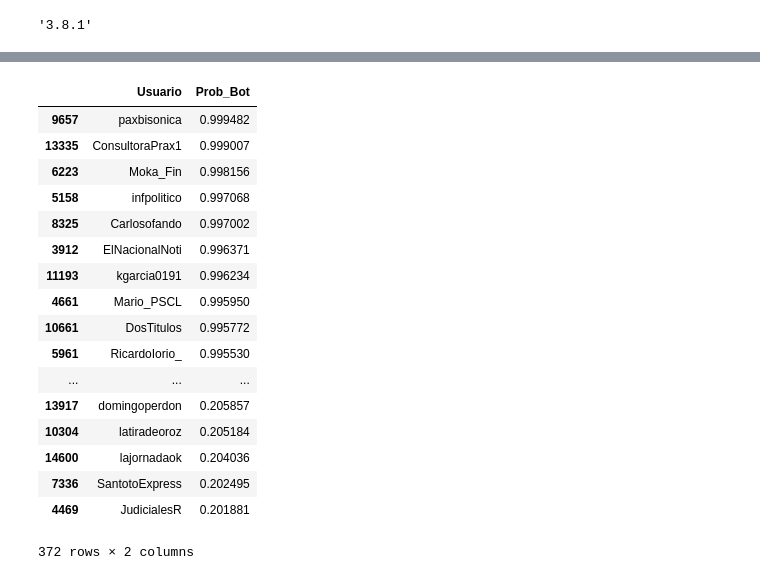
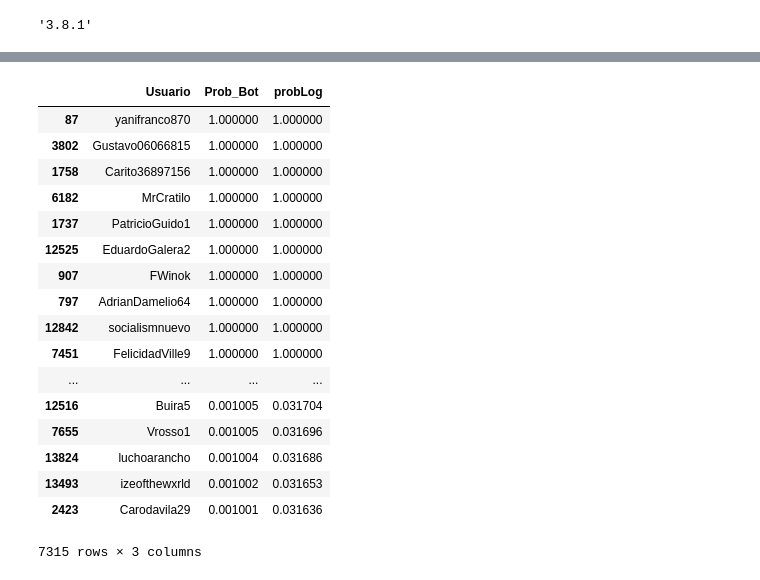
Before and after one commit to fermasia/argBot, a Jupyter notebook: dataAnalysis/Prueba modelo.ipynb, the cells around one changed output, grey strips where cells are left out. Saved outputs shown, nothing was run; the diff lists cells and outputs as text; code cells hidden in the pictures.

```diff
--- a/dataAnalysis/Prueba modelo.ipynb
+++ b/dataAnalysis/Prueba modelo.ipynb
@@ -18,6 +19,7 @@ plotly.__version__
 '3.8.1'
 # %%
 users = pd.read_pickle('../datasets/UsersDataset.pkl')
+users = users[users.tweet_count.astype(int) > 50]
 users.head(3)
 # %% [output]
 |  | id | screen_name | complete_name | tweet_count | description | location | birthdate | url | ... |
@@ -46,7 +48,7 @@ def transform_x(df):
     account_life_meses = account_life_meses.replace(0, 1)
     account_life_semanas = np.round(account_life.dt.days / 7)
     account_life_semanas = account_life_semanas.replace(0, 1)
-    numValues = ['tweet_count', 'listed_count', 'favs_count', 'followers_count', 'following_count']
+    numValues = ['tweet_count', 'listed_count', 'followers_count', 'following_count']
     for i in numValues:
         colName_mes = i+'_mes'
         df.loc[:,colName_mes] = df[i].astype(float) / account_life_meses
@@ -60,7 +62,7 @@ def transform_x(df):
     df.loc[:,'url'] = ~df.url.isna()
 
     columnas = np.concatenate(
-        [[x, x+'_mes', x+'_semana'] for x in numValues]
+        [[x+'_mes', x+'_semana'] for x in numValues]
     )
     columnas = np.concatenate([
         [
@@ -119,25 +126,25 @@ iplot(fig)
 [interactive output not drawn]
 # %%
-usuarios_prob[usuarios_prob['Prob_Bot']>.2].sort_values(by='Prob_Bot', ascending=False)
+usuarios_prob[usuarios_prob['Prob_Bot']>.001].sort_values(by='Prob_Bot', ascending=False)
 # %% [output]
-|  | Usuario | Prob_Bot |
-| 9657 | paxbisonica | 0.999482 |
-| 13335 | ConsultoraPrax1 | 0.999007 |
-| 6223 | Moka_Fin | 0.998156 |
-| 5158 | infpolitico | 0.997068 |
-| 8325 | Carlosofando | 0.997002 |
-| 3912 | ElNacionalNoti | 0.996371 |
-| 11193 | kgarcia0191 | 0.996234 |
-| 4661 | Mario_PSCL | 0.995950 |
-| 10661 | DosTitulos | 0.995772 |
-| 5961 | RicardoIorio_ | 0.995530 |
-| ... | ... | ... |
-| 13917 | domingoperdon | 0.205857 |
-| 10304 | latiradeoroz | 0.205184 |
-| 14600 | lajornadaok | 0.204036 |
-| 7336 | SantotoExpress | 0.202495 |
-| 4469 | JudicialesR | 0.201881 |
+|  | Usuario | Prob_Bot | probLog |
+| 87 | yanifranco870 | 1.000000 | 1.000000 |
+| 3802 | Gustavo06066815 | 1.000000 | 1.000000 |
+| 1758 | Carito36897156 | 1.000000 | 1.000000 |
+| 6182 | MrCratilo | 1.000000 | 1.000000 |
+| 1737 | PatricioGuido1 | 1.000000 | 1.000000 |
+| 12525 | EduardoGalera2 | 1.000000 | 1.000000 |
+| 907 | FWinok | 1.000000 | 1.000000 |
+| 797 | AdrianDamelio64 | 1.000000 | 1.000000 |
+| 12842 | socialismnuevo | 1.000000 | 1.000000 |
+| 7451 | FelicidadVille9 | 1.000000 | 1.000000 |
+| ... | ... | ... | ... |
+| 12516 | Buira5 | 0.001005 | 0.031704 |
+| 7655 | Vrosso1 | 0.001005 | 0.031696 |
+| 13824 | luchoarancho | 0.001004 | 0.031686 |
+| 13493 | izeofthewxrld | 0.001002 | 0.031653 |
+| 2423 | Carodavila29 | 0.001001 | 0.031636 |
-372 rows × 2 columns
+7315 rows × 3 columns
 # %%
 import math
 usuarios_prob.loc[:,'probLog'] = usuarios_prob.Prob_Bot.apply(lambda x: math.sqrt(x))
```
Also changed, not shown: parts of 6 cells of this notebook, 10 other files.
